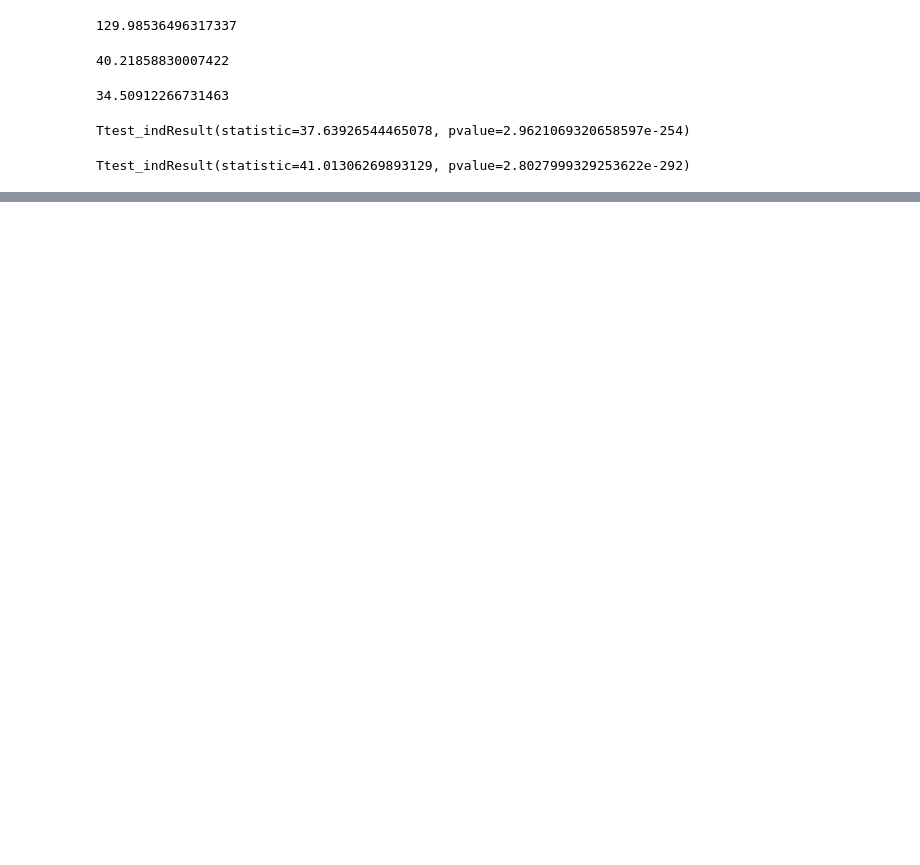
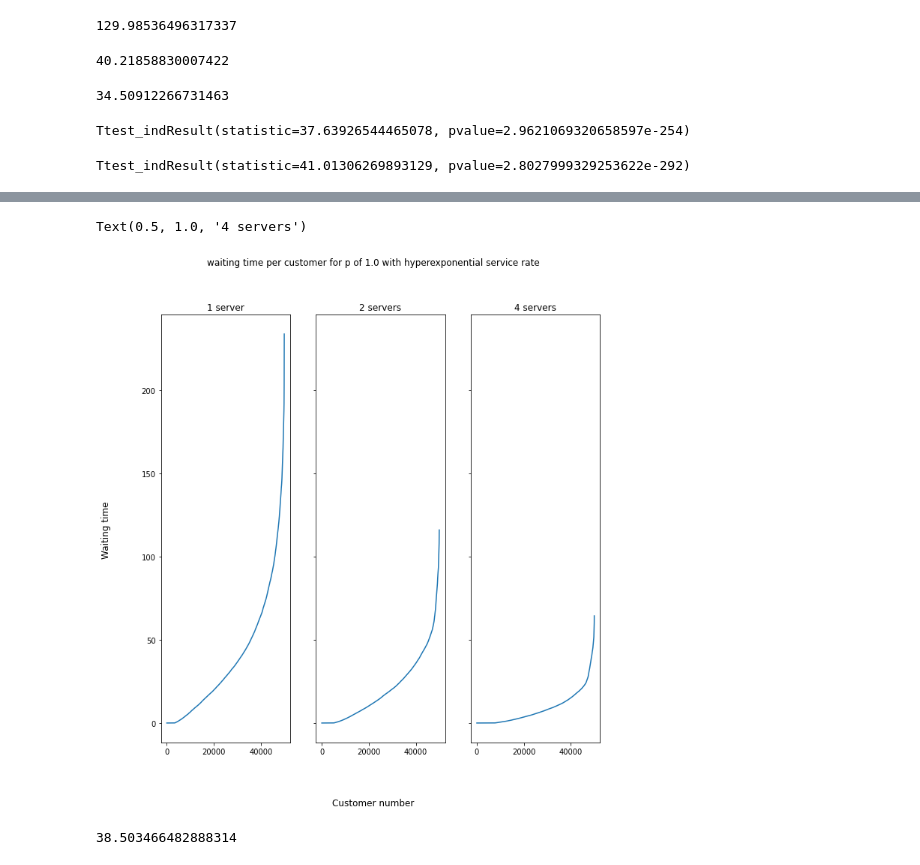
Before and after one commit to Caesar-blip/stochsim_assignment2, a Jupyter notebook: assignment2.ipynb, the cells around one changed output, grey strips where cells are left out. Cells and saved outputs as stored; diff of their text form; code cells hidden in the pictures; blank space fills up the shorter version.

```diff
--- a/assignment2.ipynb
+++ b/assignment2.ipynb
@@ -185,0 +289,36 @@ Text(0.5, 1.0, '4 servers')
+# %%
+def runSim(num_sim, capacity, waitTimes, verbose=False):
+    for i in range(NUM_SIM):
+        env = simpy.Environment()
+        servers = simpy.Resource(env, capacity)
+        # we scale the arrival rate with the number of servers, so system load is stable
+        env.process(source(env, NEW_CUSTOMERS, INTERVAL_CUSTOMERS/capacity, servers, SERVICE_TIME, waitTimes, verbose))
+        env.run()
+# %%
+INTERVAL_CUSTOMERS = 2
+
+waitTimes1 = []
+runSim(30, 1, waitTimes1)
+waitTimes2 = []
+runSim(30, 2, waitTimes2)
+waitTimes4 = []
+runSim(30, 4, waitTimes4)
+# %%
+fig, (ax1, ax2, ax3) = plt.subplots(1,3, sharey=True)
+fig.set_size_inches(10.5, 10.5)
+fig.suptitle(f"waiting time per customer for p of {2/INTERVAL_CUSTOMERS} with hyperexponential service rate")
+fig.supxlabel("Customer number")
+fig.supylabel("Waiting time")
+ax1.plot(np.sort(waitTimes1))
+ax1.set_title("1 server")
+ax2.plot(np.sort(waitTimes2))
+ax2.set_title("2 servers")
+ax3.plot(np.sort(waitTimes4))
+ax3.set_title("4 servers")
+# %% [output]
+Text(0.5, 1.0, '4 servers')
+[figure, added]
+# %%
+np.mean(waitTimes1)
+# %% [output]
+38.503466482888314
```
Also changed, not shown: parts of 12 cells of this notebook, 1 other file.
